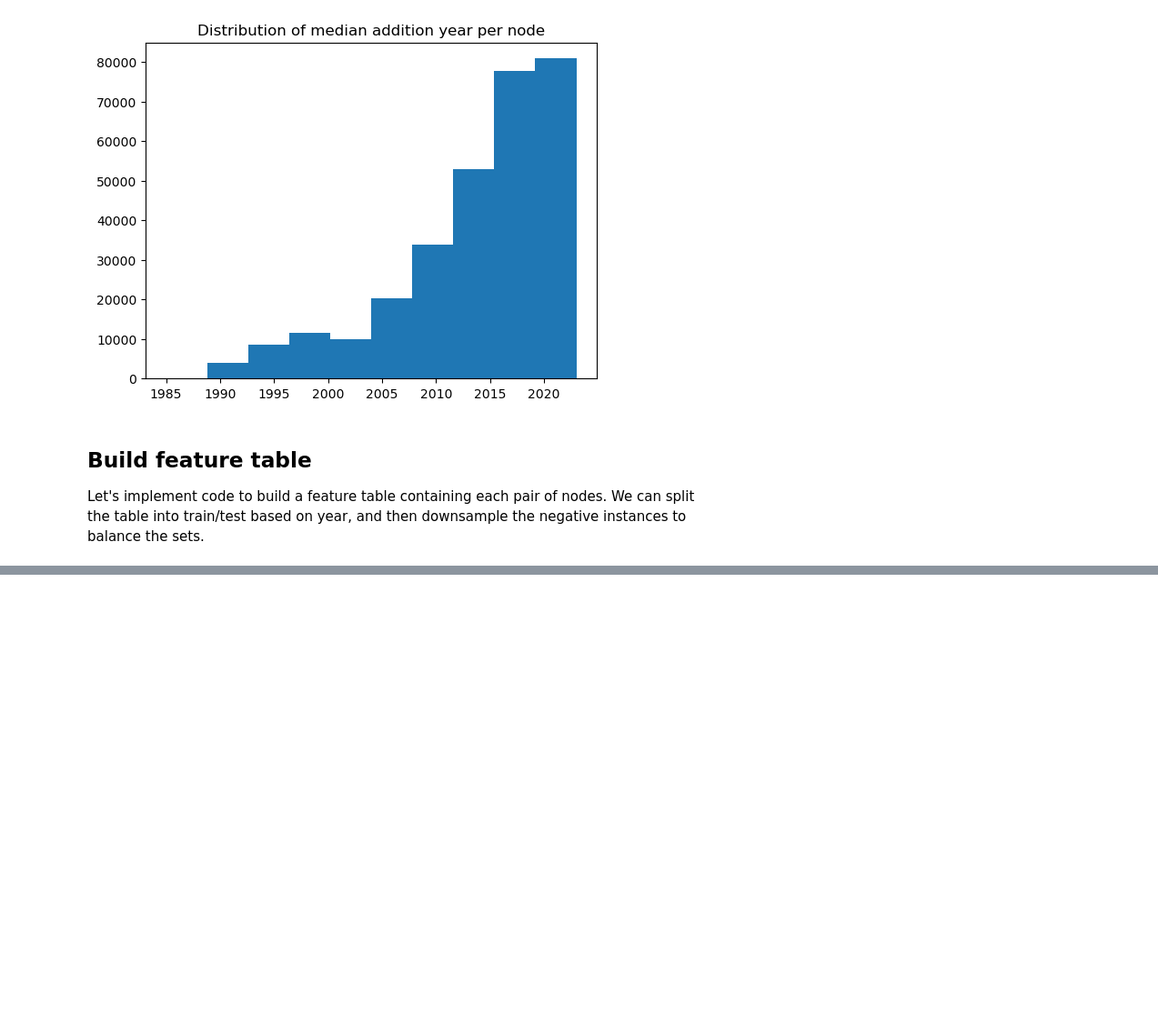
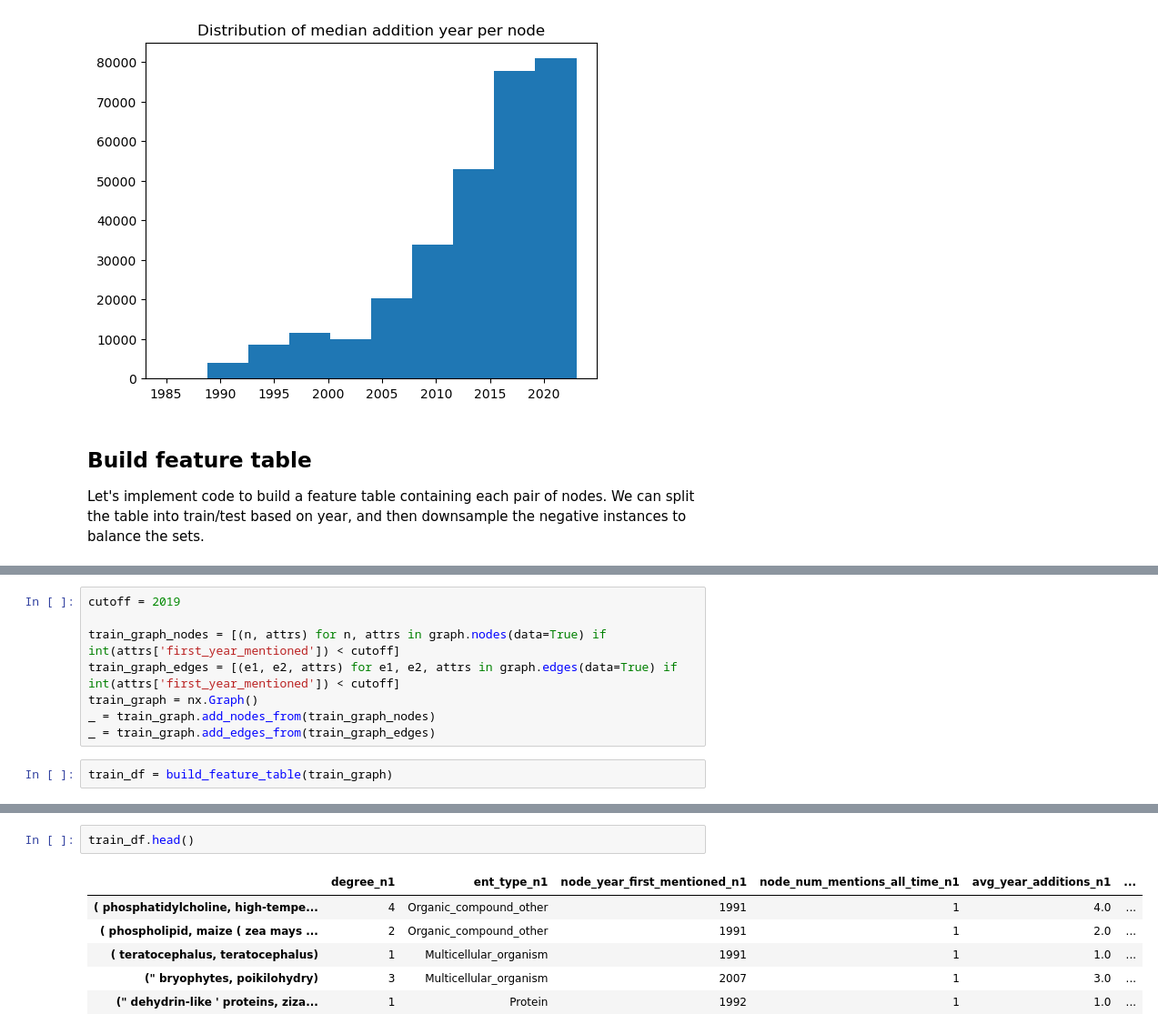
Before and after one commit to serenalotreck/literature-genes, a Jupyter notebook: notebooks/dygiepp_co_occurrence_network_exploration.ipynb, the cells around one changed output, grey strips where cells are left out. Shown at 91% size. Drawn from its saved outputs; the diff is of its cells as text; blank space fills up the shorter version.

```diff
--- a/notebooks/dygiepp_co_occurrence_network_exploration.ipynb
+++ b/notebooks/dygiepp_co_occurrence_network_exploration.ipynb
@@ -749,0 +851,10 @@ feature_df.to_csv('../data/ml_inputs/full_feature_table_23Apr2024.csv', index=Fa
+# %%
+cutoff = 2019
+
+train_graph_nodes = [(n, attrs) for n, attrs in graph.nodes(data=True) if int(attrs['first_year_mentioned']) < cutoff]
+train_graph_edges = [(e1, e2, attrs) for e1, e2, attrs in graph.edges(data=True) if int(attrs['first_year_mentioned']) < cutoff]
+train_graph = nx.Graph()
+_ = train_graph.add_nodes_from(train_graph_nodes)
+_ = train_graph.add_edges_from(train_graph_edges)
+# %%
+train_df = build_feature_table(train_graph)
@@ -749,0 +875,9 @@ feature_df.to_csv('../data/ml_inputs/full_feature_table_23Apr2024.csv', index=Fa
+# %%
+train_df.head()
+# %% [output]
+|  | degree_n1 | ent_type_n1 | node_year_first_mentioned_n1 | node_num_mentions_all_time_n1 | avg_year_additions_n1 | ... |
+| ( phosphatidylcholine, high-tempe... | 4 | Organic_compound_other | 1991 | 1 | 4.0 | ... |
+| ( phospholipid, maize ( zea mays ... | 2 | Organic_compound_other | 1991 | 1 | 2.0 | ... |
+| ( teratocephalus, teratocephalus) | 1 | Multicellular_organism | 1991 | 1 | 1.0 | ... |
+| (" bryophytes, poikilohydry) | 3 | Multicellular_organism | 2007 | 1 | 3.0 | ... |
+| (" dehydrin-like ' proteins, ziza... | 1 | Protein | 1992 | 1 | 1.0 | ... |
```
Also changed, not shown: parts of 26 cells of this notebook.
